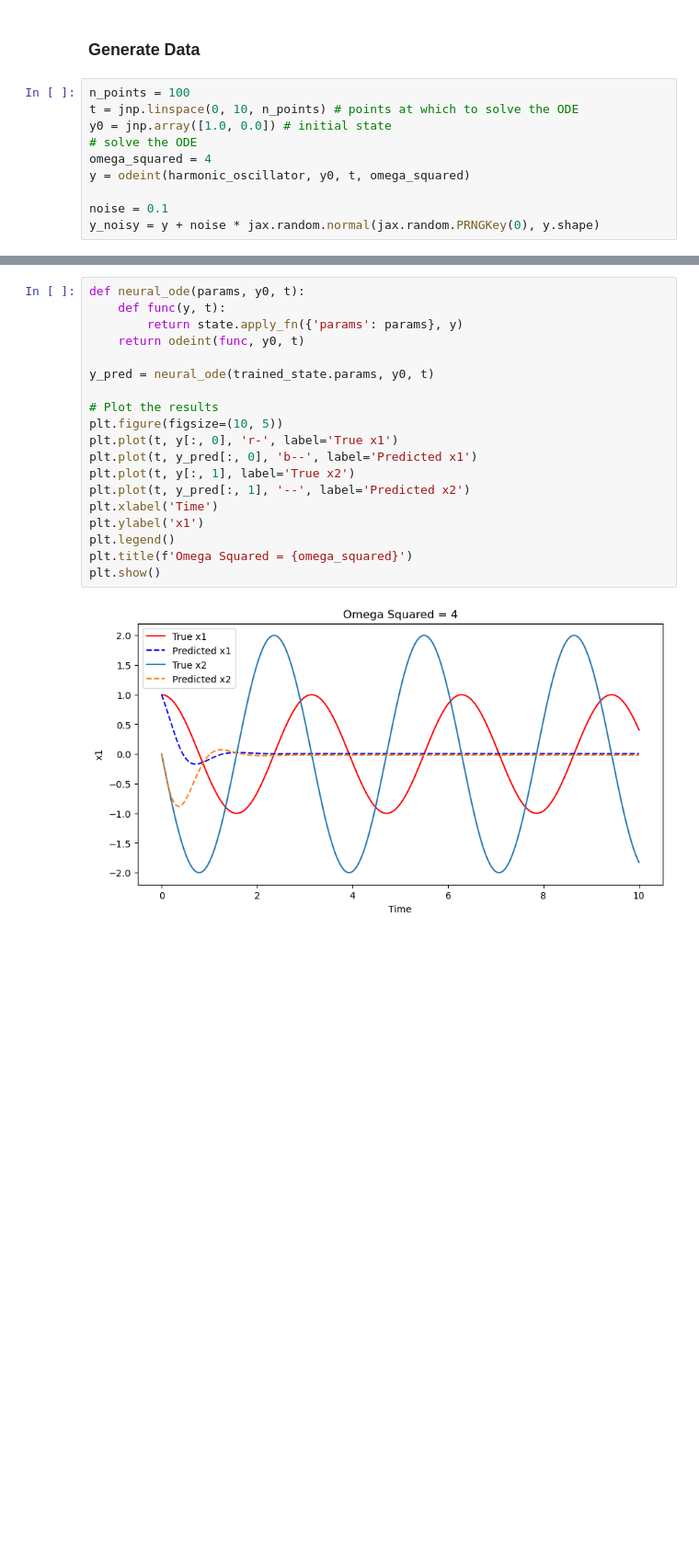
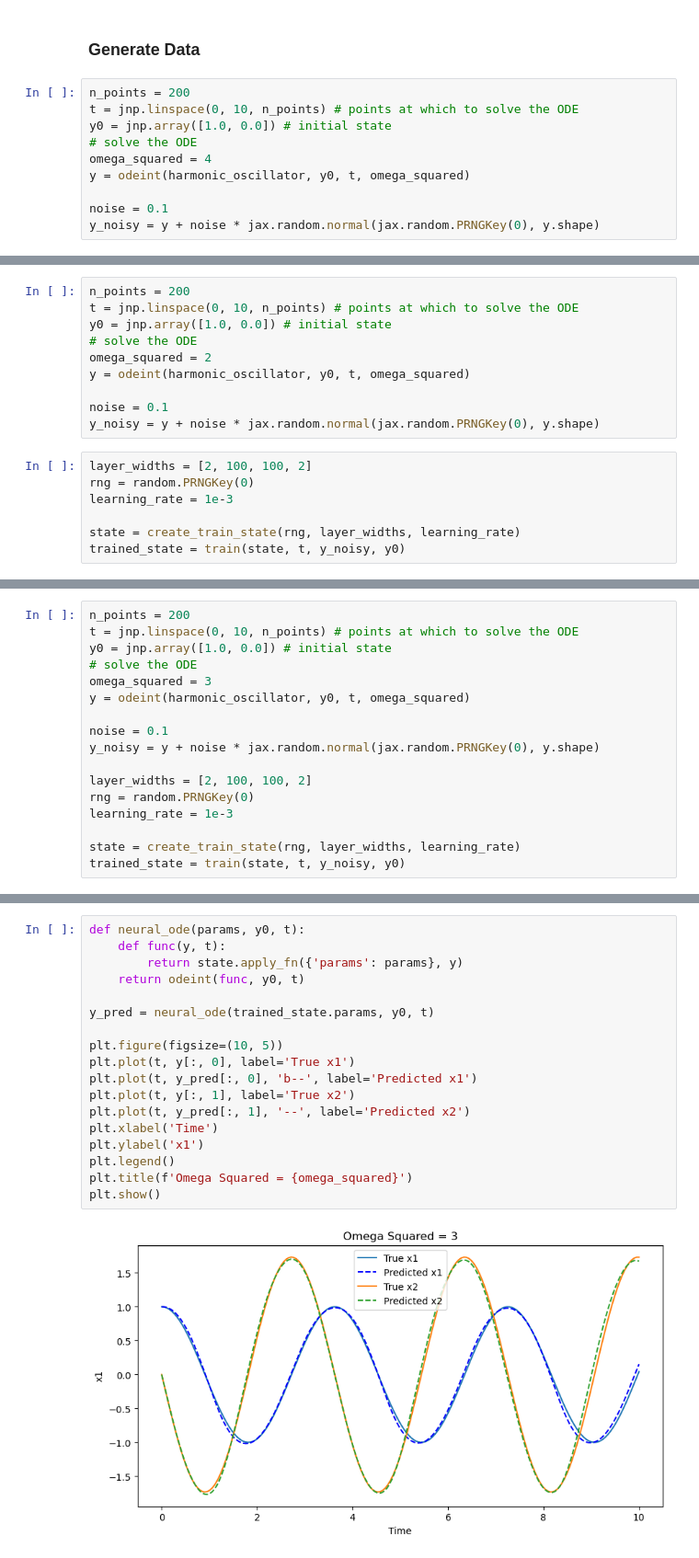
Before and after one commit to mariashapo/NODE, a Jupyter notebook: neural_nets/nn_standard.ipynb, the cells around one changed output, grey strips where cells are left out. Shown at 92% size. Drawn from its saved outputs; the diff is of its cells as text; blank space fills up the shorter version.

```diff
--- a/neural_nets/nn_standard.ipynb
+++ b/neural_nets/nn_standard.ipynb
@@ -204,7 +204,7 @@ def harmonic_oscillator(state, t, omega_squared):
 # %% [markdown]
 ### Generate Data
 # %%
-n_points = 100
+n_points = 200
 t = jnp.linspace(0, 10, n_points) # points at which to solve the ODE
 y0 = jnp.array([1.0, 0.0]) # initial state
 # solve the ODE
@@ -248,0 +254,17 @@ plt.show()
+# %%
+n_points = 200
+t = jnp.linspace(0, 10, n_points) # points at which to solve the ODE
+y0 = jnp.array([1.0, 0.0]) # initial state
+# solve the ODE
+omega_squared = 2
+y = odeint(harmonic_oscillator, y0, t, omega_squared)
+
+noise = 0.1
+y_noisy = y + noise * jax.random.normal(jax.random.PRNGKey(0), y.shape)
+# %%
+layer_widths = [2, 100, 100, 2]
+rng = random.PRNGKey(0)
+learning_rate = 1e-3
+
+state = create_train_state(rng, layer_widths, learning_rate)
+trained_state = train(state, t, y_noisy, y0)
@@ -271,0 +302,17 @@ plt.show()
+# %%
+n_points = 200
+t = jnp.linspace(0, 10, n_points) # points at which to solve the ODE
+y0 = jnp.array([1.0, 0.0]) # initial state
+# solve the ODE
+omega_squared = 3
+y = odeint(harmonic_oscillator, y0, t, omega_squared)
+
+noise = 0.1
+y_noisy = y + noise * jax.random.normal(jax.random.PRNGKey(0), y.shape)
+
+layer_widths = [2, 100, 100, 2]
+rng = random.PRNGKey(0)
+learning_rate = 1e-3
+
+state = create_train_state(rng, layer_widths, learning_rate)
+trained_state = train(state, t, y_noisy, y0)
@@ -272,21 +330,20 @@ plt.show()
 # %%
 def neural_ode(params, y0, t):
     def func(y, t):
         return state.apply_fn({'params': params}, y)
     return odeint(func, y0, t)
 
 y_pred = neural_ode(trained_state.params, y0, t)
 
-# Plot the results
 plt.figure(figsize=(10, 5))
-plt.plot(t, y[:, 0], 'r-', label='True x1')
+plt.plot(t, y[:, 0], label='True x1')
 plt.plot(t, y_pred[:, 0], 'b--', label='Predicted x1')
 plt.plot(t, y[:, 1], label='True x2')
 plt.plot(t, y_pred[:, 1], '--', label='Predicted x2')
 plt.xlabel('Time')
 plt.ylabel('x1')
 plt.legend()
 plt.title(f'Omega Squared = {omega_squared}')
 plt.show()
 # %% [output]
-[figure, old version]
+[figure, new version]
```
Also changed, not shown: parts of 15 cells of this notebook, 6 other files.
